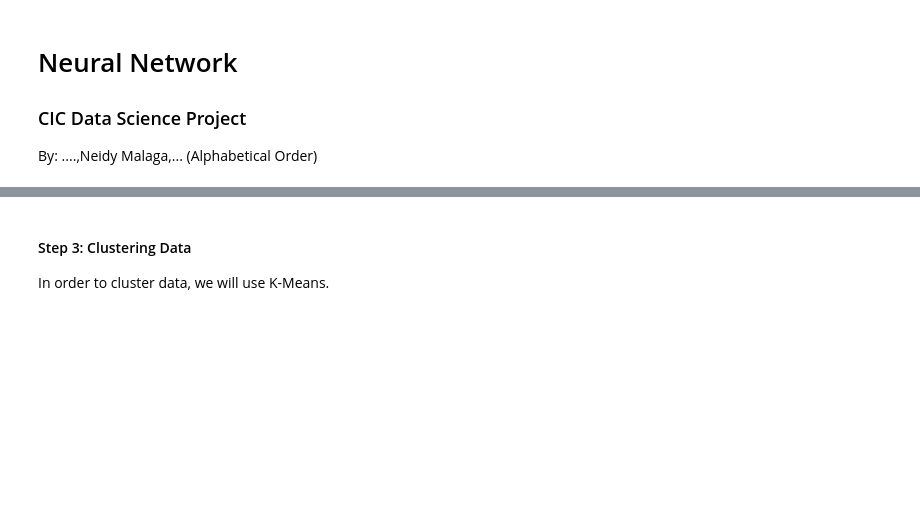
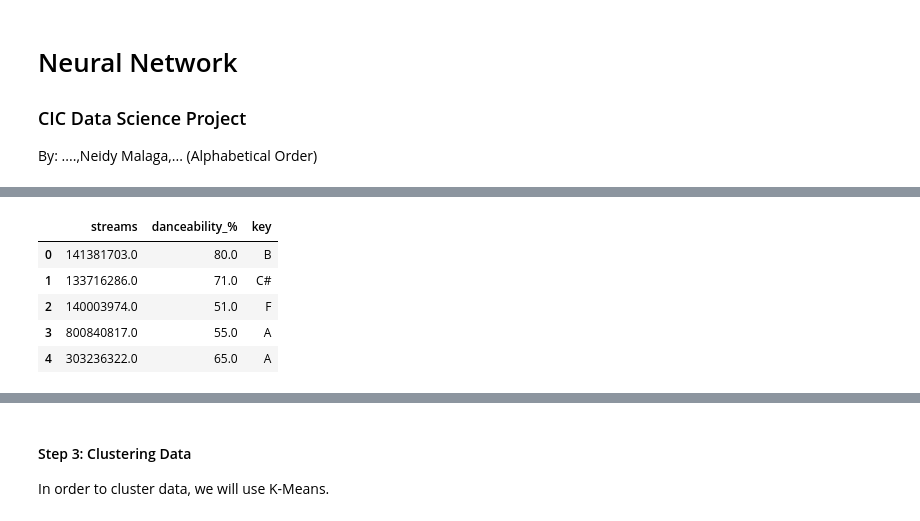
Before and after one commit to CIC-Research/Data-Science-Project, a Jupyter notebook: main.ipynb, the cells around one changed output, grey strips where cells are left out. Drawn from its saved outputs; the diff is of its cells as text; code cells hidden in the pictures; blank space fills up the shorter version.

```diff
--- a/main.ipynb
+++ b/main.ipynb
@@ -87,3 +32,48 @@ print(df_imputed.head(56))
+# %%
+from sklearn.pipeline import Pipeline
+from sklearn.impute import SimpleImputer
+from sklearn.compose import ColumnTransformer
+
+# Define column names, columns you will include in pipeline
+numerical_columns = ['streams', 'danceability_%']
+categorical_columns = ['key']
+
+#pipeline set for imputation strategy, the strategy is set to fill  in mean values in every missing numerical value
+numerical_transformer = Pipeline(steps=[
+    ('imputer', SimpleImputer(strategy='mean'))
+])
+
+#pipeline set for imputation strategy, the strategy is set to fill in the most frequent string in every missing categorical value
+categorical_transformer = Pipeline(steps=[
+    ('imputer', SimpleImputer(strategy='most_frequent'))
+])
+
+#organizes preprocessing for next step, determines which transformers to apply for numerical/categorical
+preprocessor = ColumnTransformer(transformers=[
+    ('numerical', numerical_transformer, numerical_columns),
+    ('categorical', categorical_transformer, categorical_columns)
+])
+
+#sets up next steps for it to preprocessed later, creates pipeline
+pipeline = Pipeline(steps=[
+    ('preprocessor', preprocessor)
+])
+
+#initiates algorithms for imputation on Spotify_data
+Spotify_Pipeline_Data = pipeline.fit_transform(Spotify_Data)
+
+#transforms data into a dataframe using panda
+Spotify_Pipeline_Data = pd.DataFrame(Spotify_Pipeline_Data, columns=numerical_columns+categorical_columns)
+
+#check to see if it is a dataframe
+Spotify_Pipeline_Data.head()
+# %% [output]
+|  | streams | danceability_% | key |
+| 0 | 141381703.0 | 80.0 | B |
+| 1 | 133716286.0 | 71.0 | C# |
+| 2 | 140003974.0 | 51.0 | F |
+| 3 | 800840817.0 | 55.0 | A |
+| 4 | 303236322.0 | 65.0 | A |
 # %%
 import matplotlib.pyplot as plt
 
```
Also changed, not shown: parts of 5 cells of this notebook.
